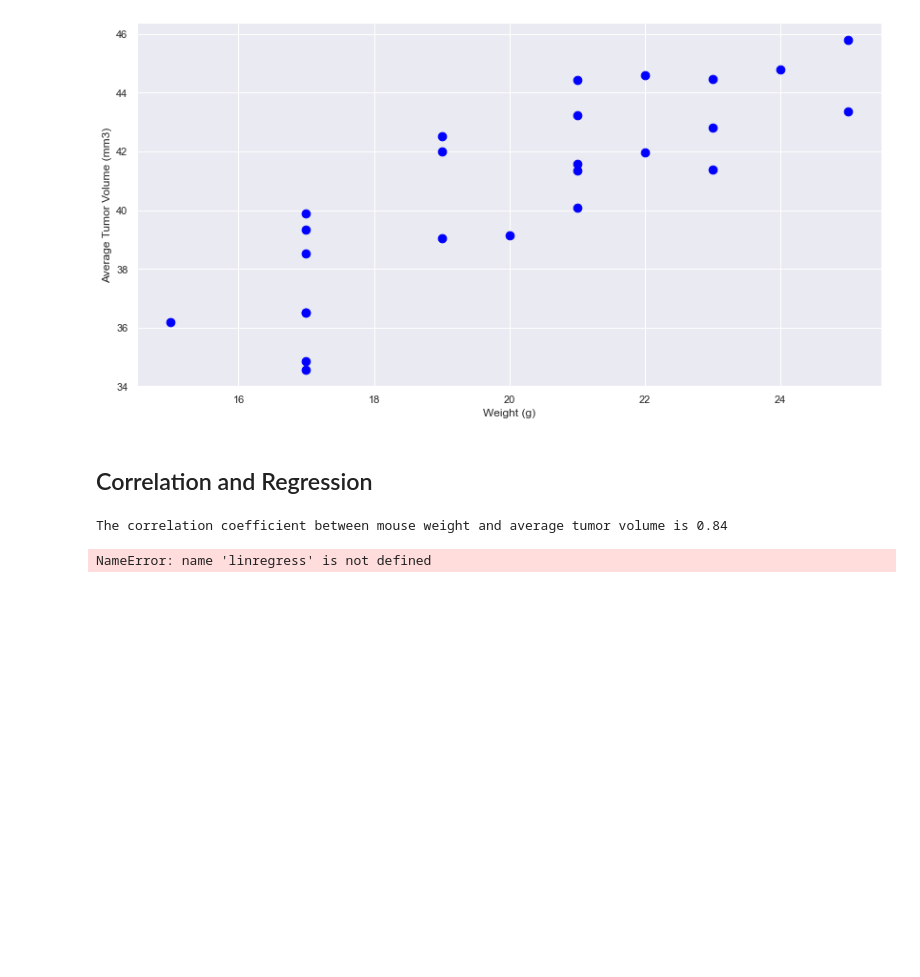
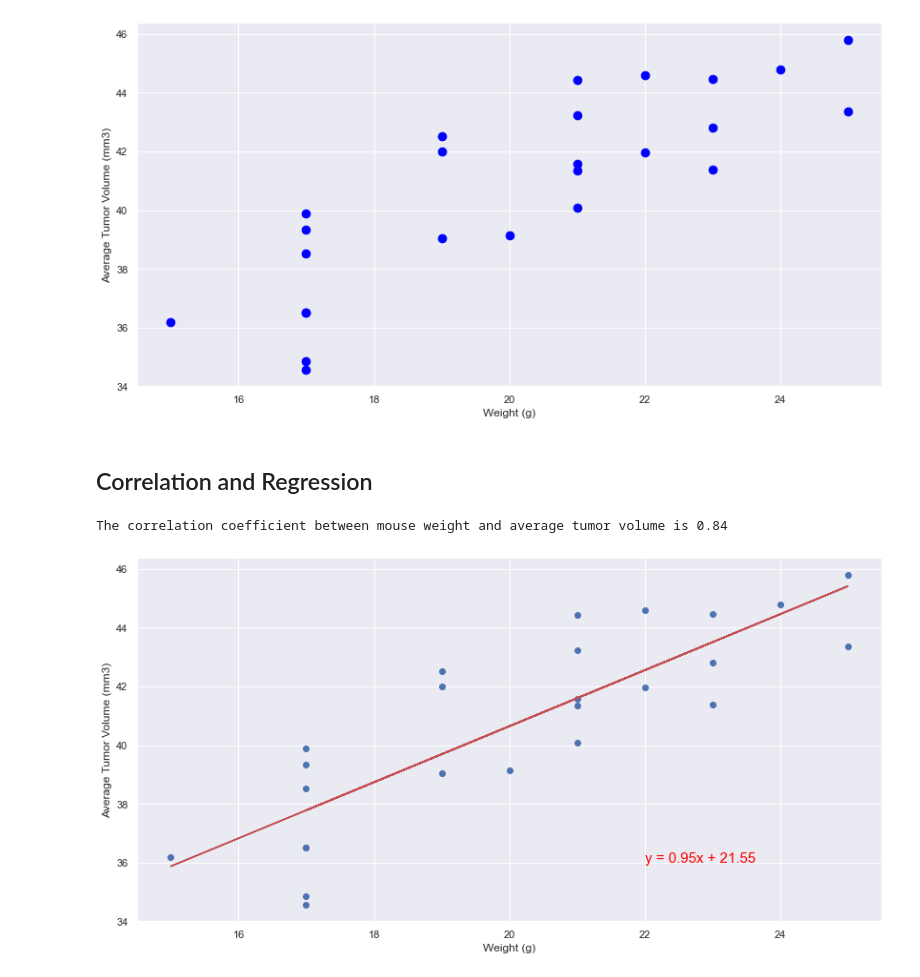
Before and after one commit to lstredler/MatPlotLib-challenge, a Jupyter notebook: pymaceuticals_final.ipynb, the cells around one changed output. Saved outputs shown, nothing was run; the diff lists cells and outputs as text; code cells hidden in the pictures; blank space fills up the shorter version.

Commit message:
regression line

```diff
--- a/pymaceuticals_final.ipynb
+++ b/pymaceuticals_final.ipynb
@@ -422,17 +423,19 @@ The correlation coefficient between mouse weight and average tumor volume is 0.8
 # %%
 #Calculate the linear regression model for mouse weight versus average tumor volume
 #The linear regression model has been plotted depicting moue weight verus average tumor volume
 
 x_values = avg_volume.iloc[:,0]
 y_values = avg_volume.iloc[:,1]
-(slope, intercept, rvalue, pvalue, stderr) = linregress(x_values, y_values)
+
+
+(slope, intercept, rvalue, pvalue, stderr) = st.linregress(x_values, y_values)
 regress_values = x_values * slope + intercept
 line_eq = "y = " + str(round(slope,2)) + "x + " + str(round(intercept,2))
 plt.scatter(x_values,y_values)
 plt.plot(x_values,regress_values,"r-")
-plt.annotate(line_eq,(6,10),fontsize=15,color="red")
-plt.xlabel('Rooms in House')
-plt.ylabel('Median House Prices ($1000)')
+plt.annotate(line_eq,(22,36),fontsize=15,color="red")
+plt.xlabel('Weight (g)')
+plt.ylabel('Average Tumor Volume (mm3)')
 plt.show()
 # %% [output]
-NameError: name 'linregress' is not defined
+[figure, added]
```
Also changed, not shown: parts of 2 cells of this notebook.
